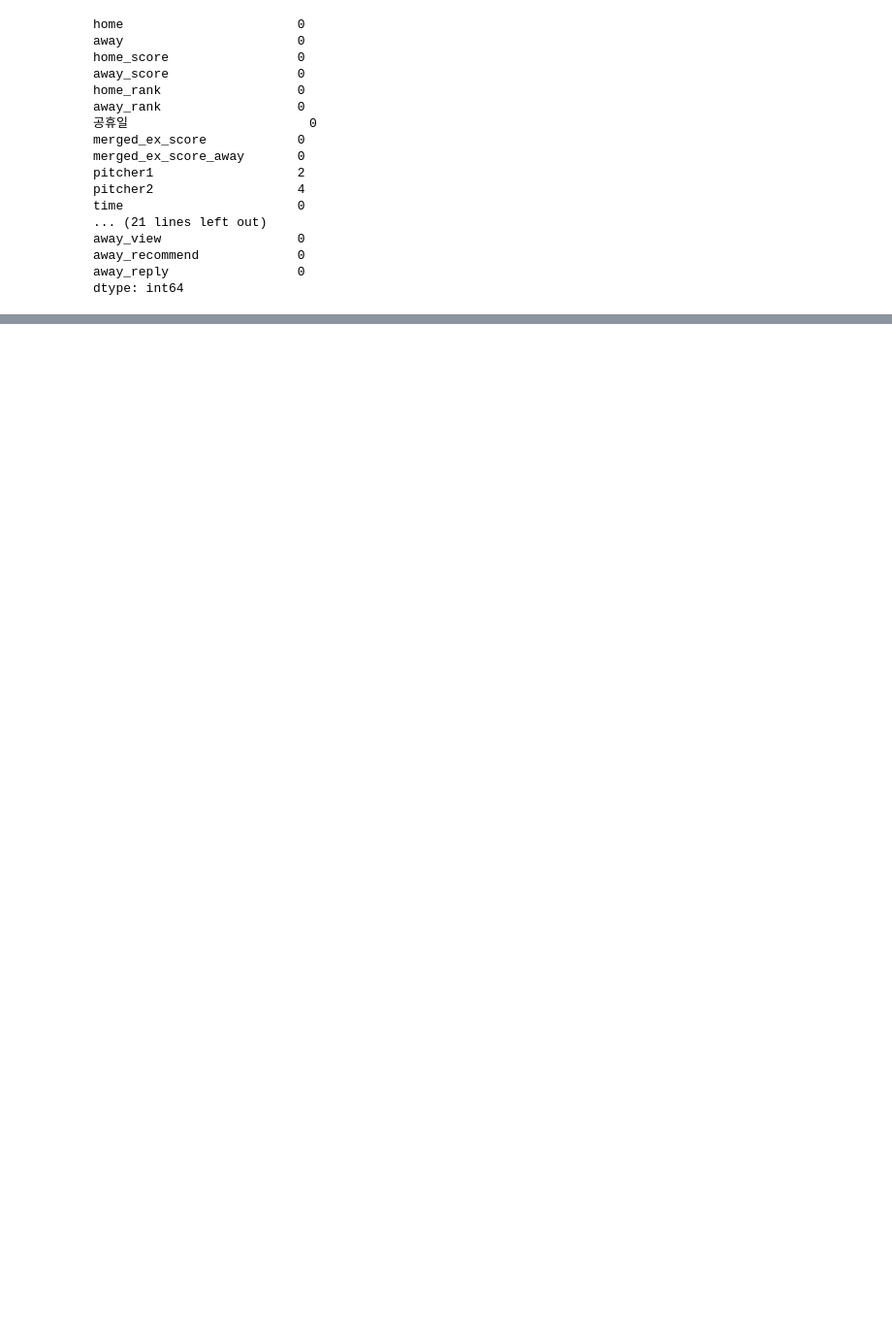
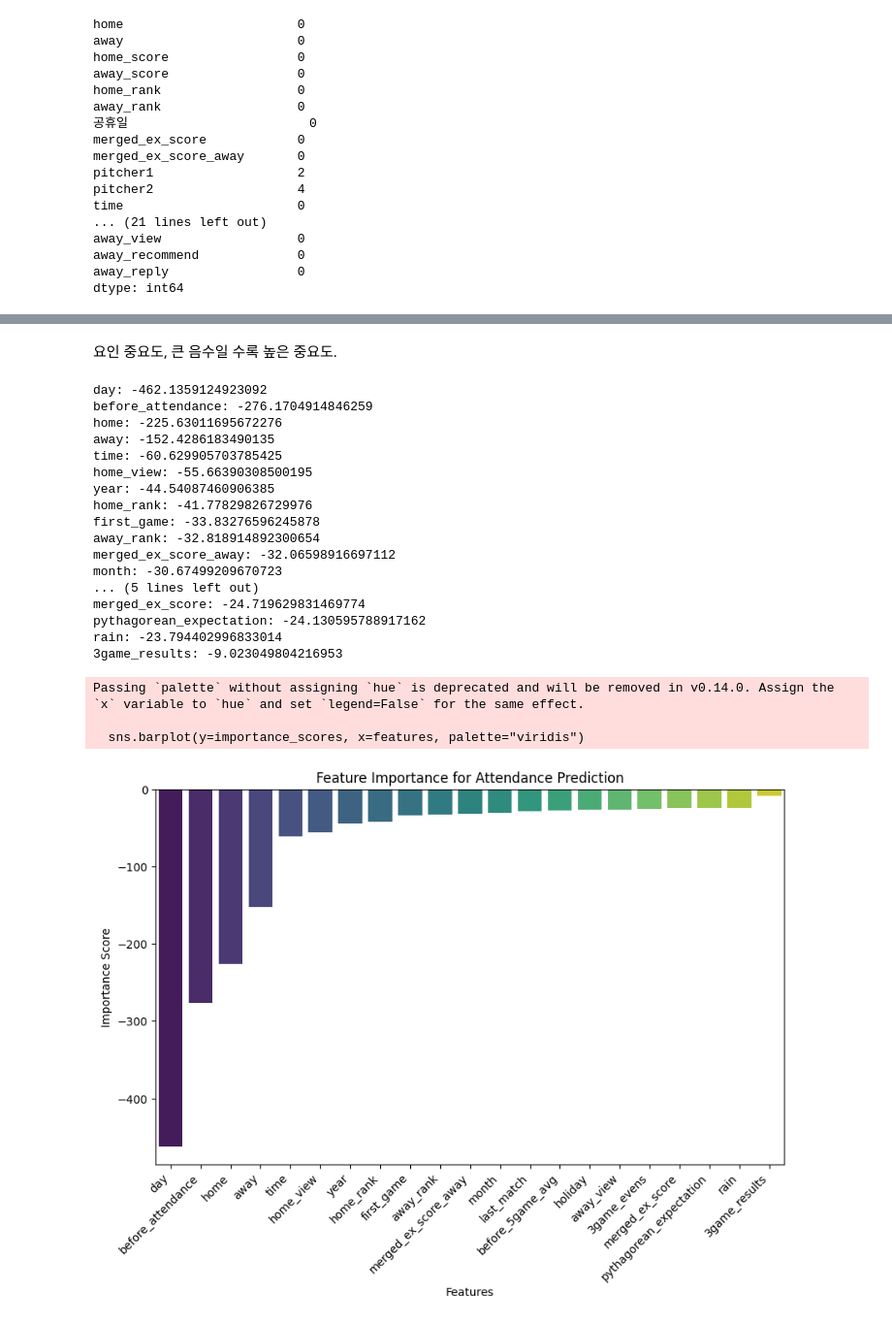
Before and after one commit to suganglive/kbo_attendance, a Jupyter notebook: after.ipynb, the cells around one changed output, grey strips where cells are left out. Shown at 97% size. Drawn from its saved outputs; the diff is of its cells as text; code cells hidden in the pictures; blank space fills up the shorter version.

```diff
--- a/after.ipynb
+++ b/after.ipynb
@@ -81,0 +243,3 @@ dtype: int64
+# %%
+numerics2.append('attendance')
+df_numerics2 = df[numerics2]
@@ -81,0 +312,17 @@ dtype: int64
+# %%
+original = 2441.44
+print(len(total))
+
+dic = {}
+for i in total:
+    if i != 'attendance':
+        dic[i] = total.copy()  # Create a copy of the total list for each key
+        dic[i].remove(i)
+
+dic2 = {}
+for i in dic:
+    df_temp = df[dic[i]]
+    new = get_result(df_temp)
+    print(i, original - new)
+    print(i, new/original)
+    dic2[i] = original - new
@@ -81,0 +347,51 @@ dtype: int64
+# %% [markdown]
+요인 중요도, 큰 음수일 수록 높은 중요도.
+# %%
+import matplotlib.pyplot as plt
+import seaborn as sns
+
+# Sorting the dictionary by values
+dic2 = dict(sorted(dic2.items(), key=lambda item: item[1]))
+
+# Displaying the sorted dictionary
+temp1 = []
+temp2 = []
+for key, value in dic2.items():
+    print(f"{key}: {value}")
+    temp1.append(key)
+    temp2.append(value)
+
+
+def show2(list1, list2):
+    features = list1
+    importance_scores = list2
+    plt.figure(figsize=(10, 6))
+    sns.barplot(y=importance_scores, x=features, palette="viridis")
+    plt.title(f"Feature Importance for Attendance Prediction")
+    plt.ylabel("Importance Score")
+    plt.xlabel("Features")
+    plt.xticks(rotation=45, ha='right')
+    plt.show()
+show2(temp1, temp2)
+# %% [output]
+day: -462.1359124923092
+before_attendance: -276.1704914846259
+home: -225.63011695672276
+away: -152.4286183490135
+time: -60.629905703785425
+home_view: -55.66390308500195
+year: -44.54087460906385
+home_rank: -41.77829826729976
+first_game: -33.83276596245878
+away_rank: -32.818914892300654
+merged_ex_score_away: -32.06598916697112
+month: -30.67499209670723
+... (5 lines left out)
+merged_ex_score: -24.719629831469774
+pythagorean_expectation: -24.130595788917162
+rain: -23.794402996833014
+3game_results: -9.023049804216953
+Passing `palette` without assigning `hue` is deprecated and will be removed in v0.14.0. Assign the `x` variable to `hue` and set `legend=False` for the same effect.
+
+  sns.barplot(y=importance_scores, x=features, palette="viridis")
+[figure, added]
```
Also changed, not shown: parts of 44 cells of this notebook, 2 other files.
